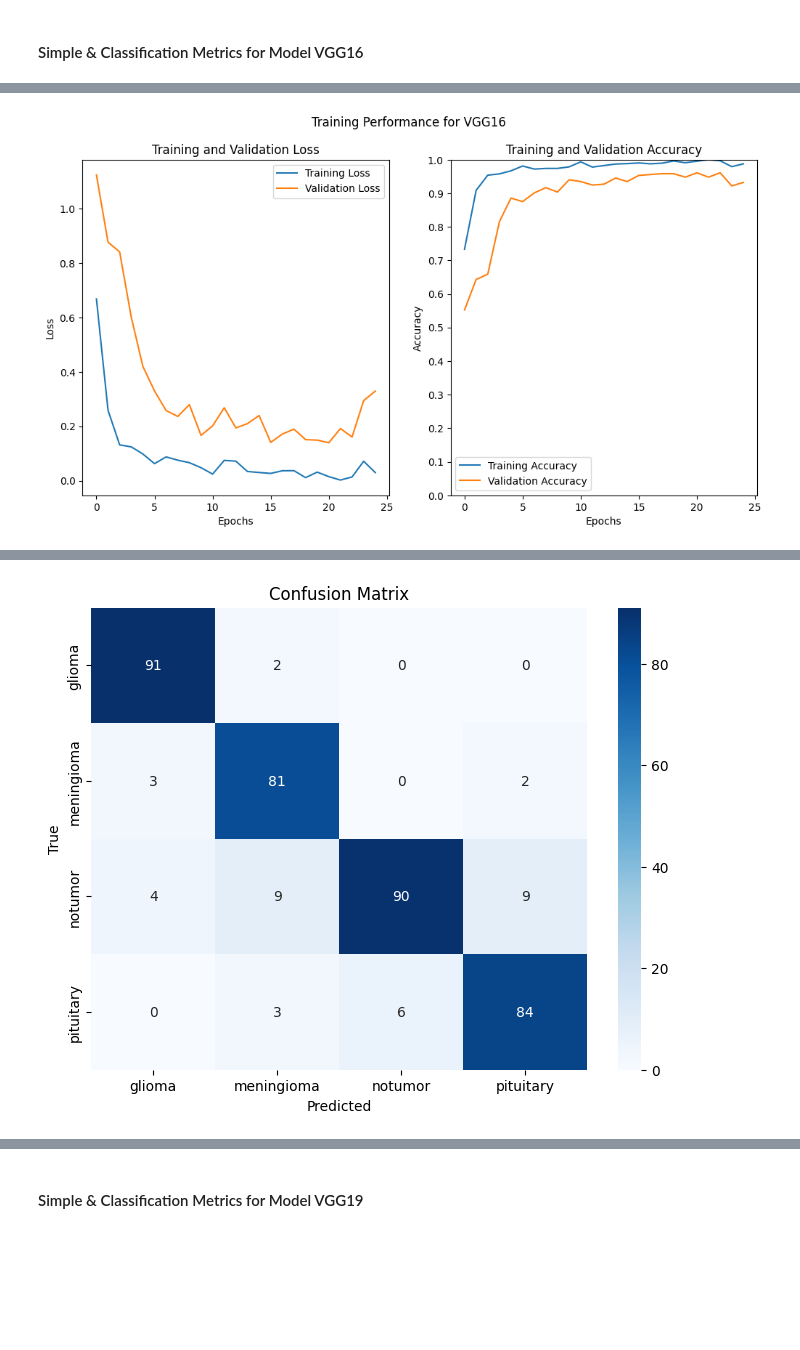
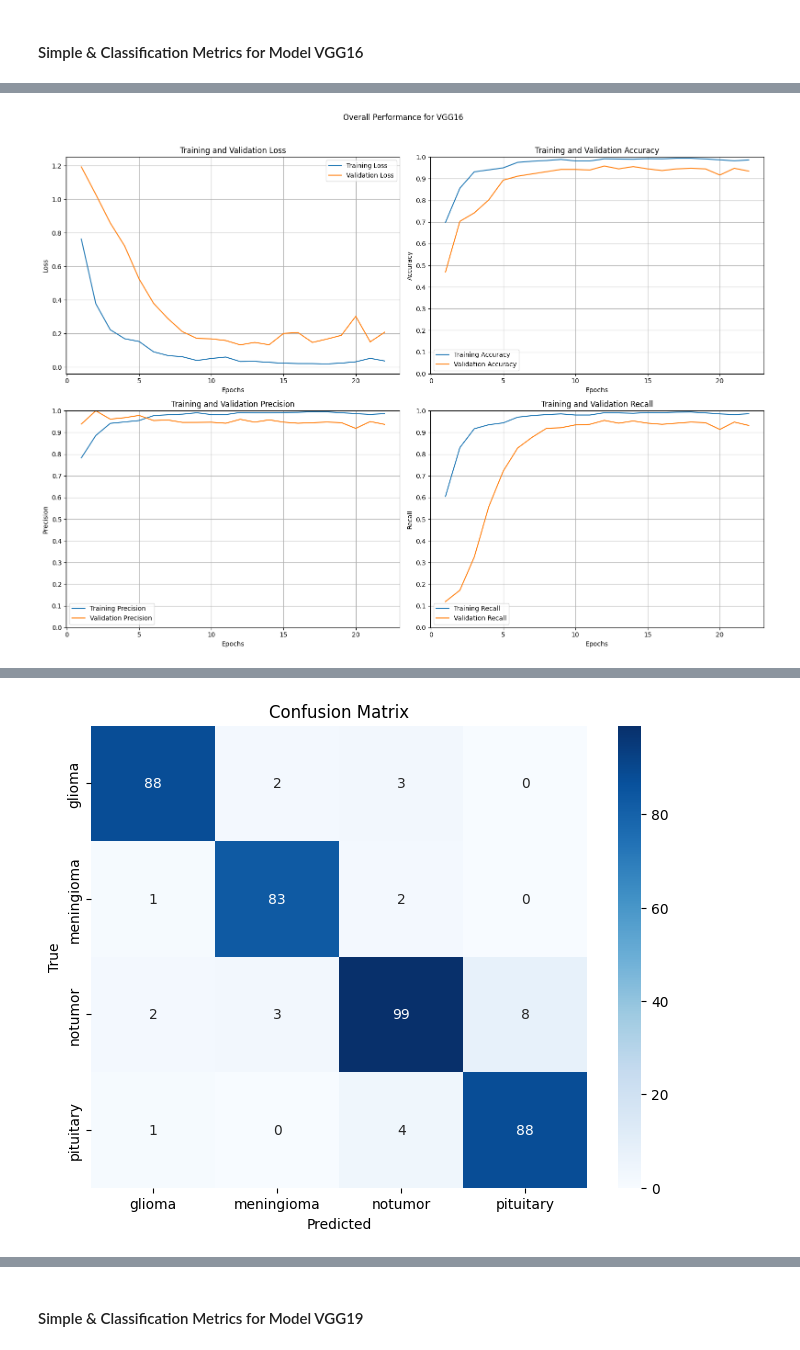
Before and after one commit to mtwchuang/CSC3009-Brain-Tumor-Detection, a Jupyter notebook: VGG_Model_Series.ipynb, the cells around one changed output, grey strips where cells are left out. Saved outputs shown, nothing was run; the diff lists cells and outputs as text; code cells hidden in the pictures; blank space fills up the shorter version.

```diff
--- a/VGG_Model_Series.ipynb
+++ b/VGG_Model_Series.ipynb
@@ -254,13 +272,13 @@ new_layers_vgg16 = GlobalAveragePooling2D()(base_vgg16_model.output)
 # Adds a normalisation layer to enhance performance with bigger batch sizes (32)
 new_layers_vgg16 = BatchNormalization()(new_layers_vgg16)
 # Add first dense layer of 1024 neurons with RELU, adds weight constraints, regularising weights directly
-new_layers_vgg16 = Dense(1024, activation='relu', kernel_constraint=max_norm(3))(new_layers_vgg16)
+new_layers_vgg16 = Dense(640, activation='relu', kernel_constraint=max_norm(3))(new_layers_vgg16)
 # Add first dropout layer with 20% dropout rate to avoid overfitting
 new_layers_vgg16 = Dropout(0.2)(new_layers_vgg16)
 # Add second dense layer of 384 neurons with RELU, adds weight constraints, regularising weights directly
-new_layers_vgg16 = Dense(384, activation='relu', kernel_constraint=max_norm(3))(new_layers_vgg16)
+new_layers_vgg16 = Dense(512, activation='relu', kernel_constraint=max_norm(3))(new_layers_vgg16)
 # Add second dropout layer with 20% dropout rate to avoid overfitting
-new_layers_vgg16 = Dropout(0.2)(new_layers_vgg16)
+new_layers_vgg16 = Dropout(0.4)(new_layers_vgg16)
 # Add final output layer with four neurons corresponding to four classes with activation as softmax to predict probability of each class
 output_layer_vgg16 = Dense(4, activation='softmax')(new_layers_vgg16)
 
@@ -281,13 +299,13 @@ new_layers_vgg19 = GlobalAveragePooling2D()(base_vgg19_model.output)
 # Adds a normalisation layer to enhance performance with bigger batch sizes (32)
 new_layers_vgg19 = BatchNormalization()(new_layers_vgg19)
 # Add first dense layer of 1024 neurons with RELU, adds weight constraints, regularising weights directly
-new_layers_vgg19 = Dense(1024, activation='relu', kernel_constraint=max_norm(3))(new_layers_vgg19)
+new_layers_vgg19 = Dense(640, activation='relu', kernel_constraint=max_norm(3))(new_layers_vgg19)
 # Add first dropout layer with 20% dropout rate to avoid overfitting
 new_layers_vgg19 = Dropout(0.2)(new_layers_vgg19)
 # Add second dense layer of 384 neurons with RELU, adds weight constraints, regularising weights directly
-new_layers_vgg19 = Dense(384, activation='relu', kernel_constraint=max_norm(3))(new_layers_vgg19)
+new_layers_vgg19 = Dense(512, activation='relu', kernel_constraint=max_norm(3))(new_layers_vgg19)
 # Add second dropout layer with 20% dropout rate to avoid overfitting
-new_layers_vgg19 = Dropout(0.2)(new_layers_vgg19)
+new_layers_vgg19 = Dropout(0.4)(new_layers_vgg19)
 # Add final output layer with four neurons corresponding to four classes with activation as softmax to predict probability of each class
 output_layer_vgg19 = Dense(4, activation='softmax')(new_layers_vgg19)
 
@@ -309,13 +327,13 @@ Checkpoints were defined to save best models based on validation loss.
 #### Training Model VGG16
 # %%
 # Compile the model
-vgg16_model.compile(optimizer=Adam(learning_rate=0.001), loss='categorical_crossentropy', metrics=['accuracy'])
+vgg16_model.compile(optimizer=Adam(learning_rate=0.0005), loss='categorical_crossentropy', metrics=['accuracy', Precision(name='precision'), Recall(name='recall')])
 
 # Define callbacks
 checkpoint_vgg16 = ModelCheckpoint('model_checkpoints/vgg16_brain_tumor.keras', monitor='val_loss', save_best_only=True, verbose=1)
 early_stopping_vgg16 = EarlyStopping(monitor='val_loss', patience=10, verbose=1)
 
 # Train the model
-vgg16_history = vgg16_model.fit(x_input_train, y_output_train, epochs=25, validation_data=(x_input_test, y_output_test),
+vgg16_history = vgg16_model.fit(x_input_train, y_output_train, epochs=50, validation_data=(x_input_test, y_output_test),
                     callbacks=[checkpoint_vgg16, early_stopping_vgg16])
 # %% [output]
@@ -340,13 +358,13 @@ Epoch 25: val_loss did not improve from 0.13955
 #### Training Model VGG19
 # %%
 # Compile the model
-vgg19_model.compile(optimizer=Adam(learning_rate=0.001), loss='categorical_crossentropy', metrics=['accuracy'])
+vgg19_model.compile(optimizer=Adam(learning_rate=0.0005), loss='categorical_crossentropy', metrics=['accuracy', Precision(name="precision"), Recall(name="recall")])
 
 # Define callbacks
 checkpoint_vgg19 = ModelCheckpoint('/model_checkpoints/vgg19_brain_tumor.keras', monitor='val_loss', save_best_only=True, verbose=1)
 early_stopping_vgg19 = EarlyStopping(monitor='val_loss', patience=10, verbose=1)
 
 # Train the model
-vgg19_history = vgg19_model.fit(x_input_train, y_output_train, epochs=25, validation_data=(x_input_test, y_output_test),
+vgg19_history = vgg19_model.fit(x_input_train, y_output_train, epochs=50, validation_data=(x_input_test, y_output_test),
                     callbacks=[checkpoint_vgg19, early_stopping_vgg19])
 # %% [output]
@@ -432,6 +498,6 @@ def plot_confusion_matrix(model):
 # %% [markdown]
 #### Simple & Classification Metrics for Model VGG16
 # %%
-plot_simple_metrics(vgg16_history, "Training Performance for VGG16")
+plot_model_performance(vgg16_history, "Overall Performance for VGG16")
 plot_confusion_matrix(vgg19_model)
 # %% [output]
@@ -438 +521 @@ plot_confusion_matrix(vgg19_model)
-[figure, old version]
+[figure, new version]
@@ -440 +523 @@ plot_confusion_matrix(vgg19_model)
-[figure, old version]
+[figure, new version]
```
Also changed, not shown: parts of 12 cells of this notebook.
